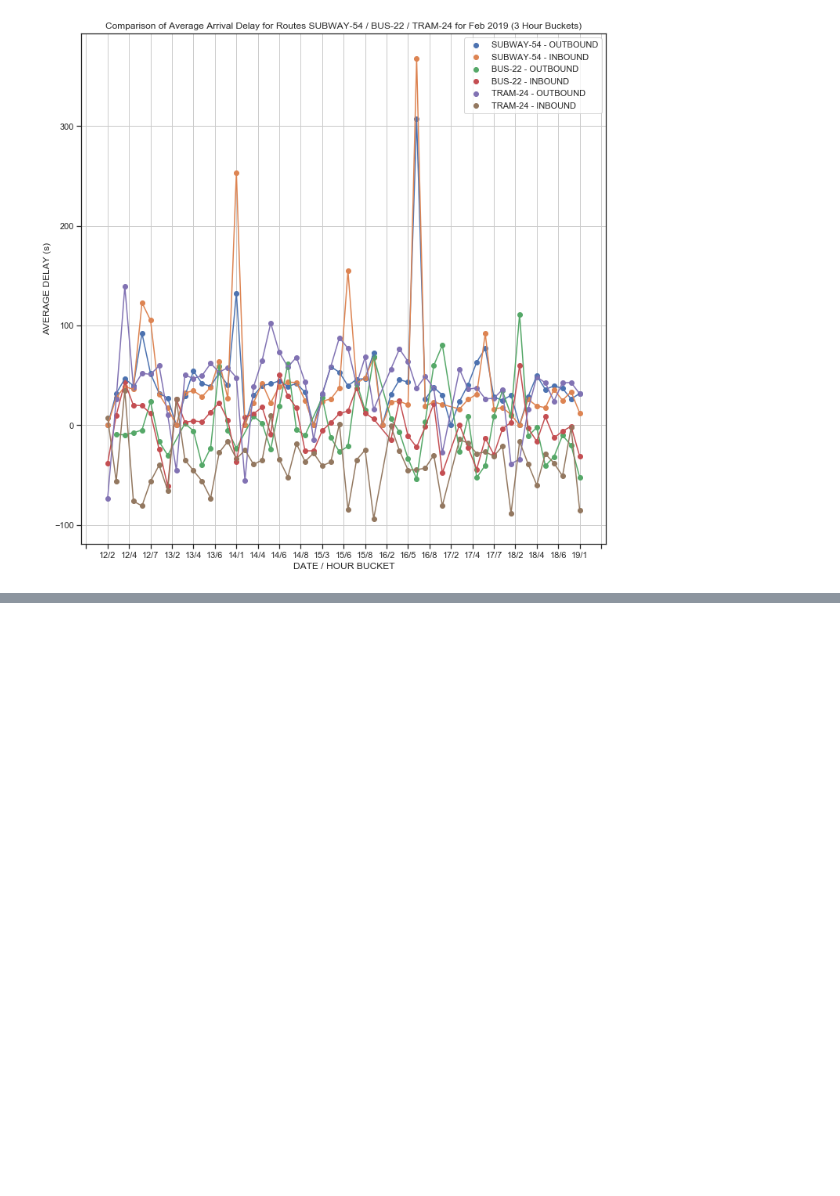
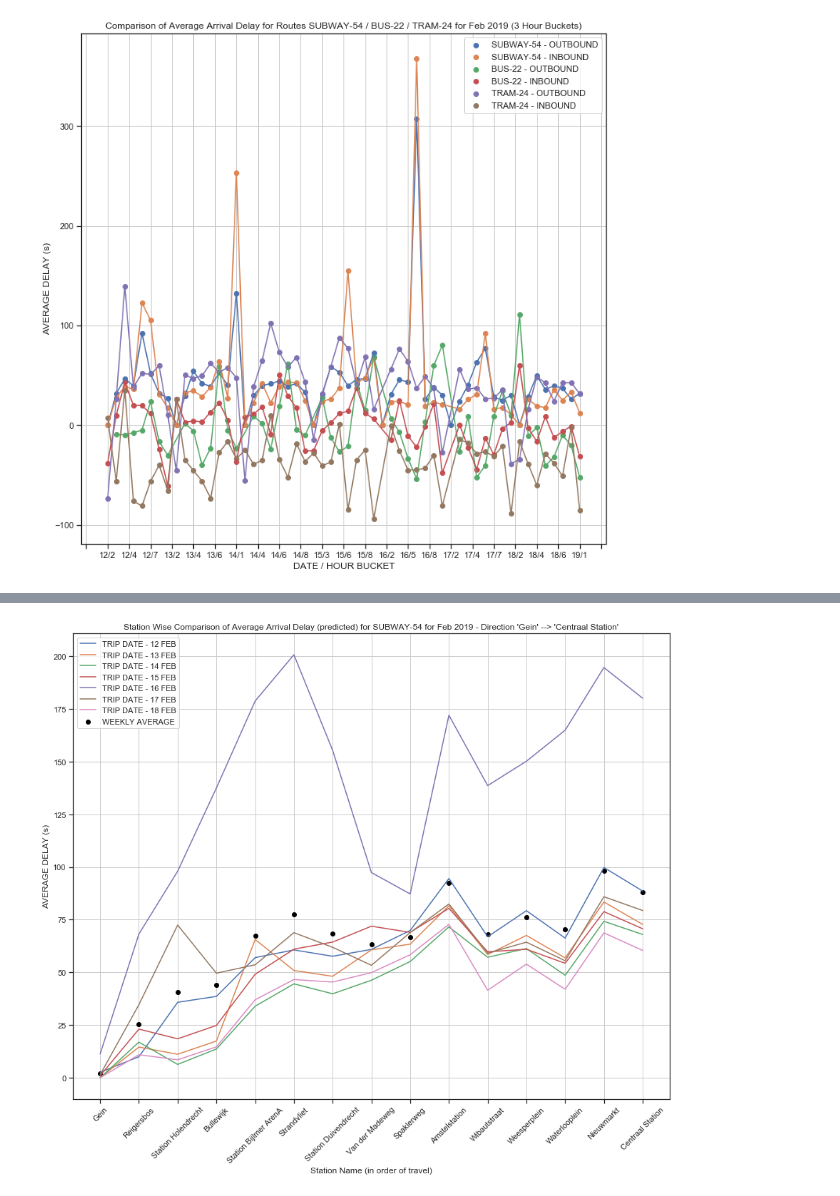
Before and after one commit to kakkaranupam/gtfs-code, a Jupyter notebook: Untitled.ipynb, the cells around one changed output, grey strips where cells are left out. Drawn from its saved outputs; the diff is of its cells as text; code cells hidden in the pictures; blank space fills up the shorter version.

```diff
--- a/Untitled.ipynb
+++ b/Untitled.ipynb
@@ -590,0 +680,30 @@ plt.show()
+# %%
+# INBOUND
+sorterIndex = dict(zip(reversed(ob_route_468), range(len(ob_route_468))))
+line_468_sad['ST_Rank'] = line_468_sad['Station Name'].map(sorterIndex)
+line_468_sad.sort_values(['Start Date', 'Trip Direction', 'ST_Rank'], ascending = [True, True, False], inplace = True)
+line_468_sad.drop('ST_Rank', 1, inplace = True)
+line_468_swad['ST_Rank'] = line_468_swad['Station Name'].map(sorterIndex)
+line_468_swad.sort_values(['Trip Direction', 'ST_Rank'], ascending = [True, False], inplace = True)
+line_468_swad.drop('ST_Rank', 1, inplace = True)
+
+fig, ax = plt.subplots(figsize=(15, 12))
+# 0 IB 1 OB
+y0_wad_468 = line_468_swad[line_468_swad["Trip Direction"] == 0]["Avg Delay"]
+# y1_wad_468 = line_468_swad[line_468_swad["Trip Direction"] == 1]["Avg Delay"]
+
+# plt.scatter(ob_route_468, y0_wad_468, label="SUBWAY-54 - INBOUND")
+plt.scatter(ob_route_468, y0_wad_468, color='black', label="WEEKLY AVERAGE")
+for d in range(12, 19):
+    delay = line_468_sad[(line_468_sad["Trip Direction"] == 0) & (line_468_sad["Start Date"] == d)]["Avg Delay"]
+    plt.plot(ob_route_468, delay, label="TRIP DATE - " + str(d) + " FEB")
+plt.xticks(rotation=45)
+plt.legend()
+
+ax.set_xlabel("Station Name (in order of travel)")
+ax.set_ylabel("AVERAGE DELAY (s)")
+ax.set_title("Station Wise Comparison of Average Arrival Delay (predicted) for SUBWAY-54 for Feb 2019 - Direction 'Gein' --> 'Centraal Station'")
+plt.grid()
+plt.show()
+# %% [output]
+[figure, added]
```
Also changed, not shown: parts of 13 cells of this notebook.
